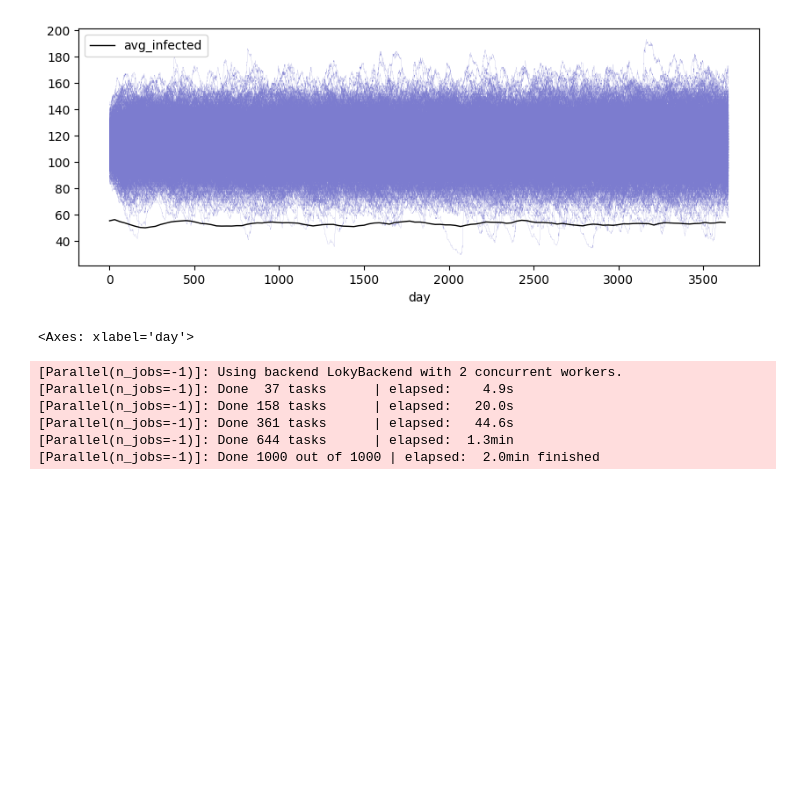
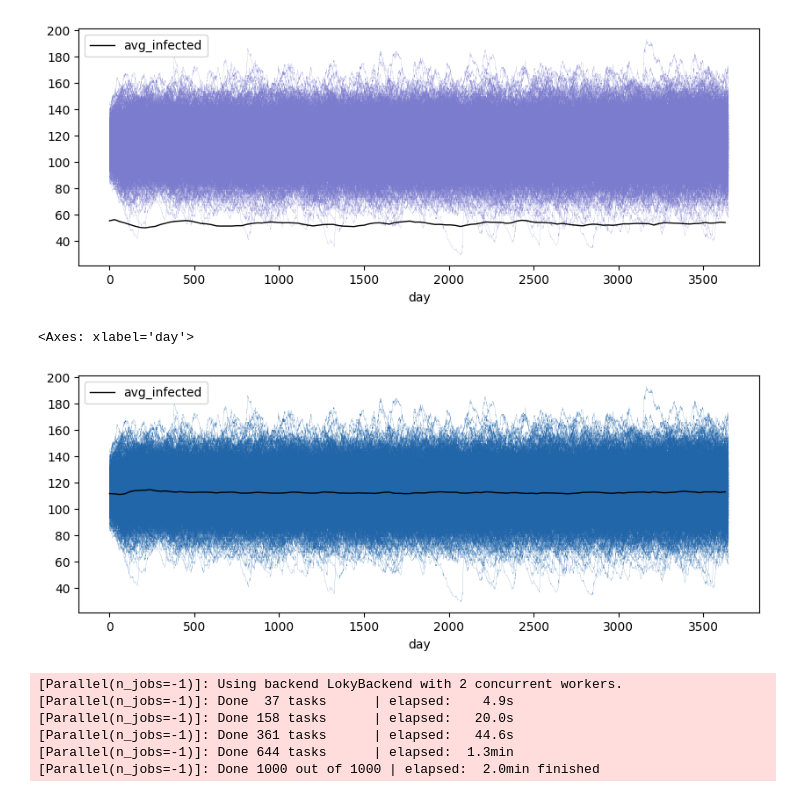
Before and after one commit to saracarp/buffalo_fmdv, a Jupyter notebook: fmdv_stochastic_model/Copy_of_FMDV_stochastic_model_LCT.ipynb, the cells around one changed output. Saved outputs shown, nothing was run; the diff lists cells and outputs as text; code cells hidden in the pictures; blank space fills up the shorter version.

```diff
--- a/fmdv_stochastic_model/Copy_of_FMDV_stochastic_model_LCT.ipynb
+++ b/fmdv_stochastic_model/Copy_of_FMDV_stochastic_model_LCT.ipynb
@@ -1573,7 +1573,7 @@ fig, ax = plt.subplots(figsize=(10, 3.5))
 
 for i in range(0,1000):
     reps_sat1[i]['total_infected'] = reps_sat1[i]['infectious'] + reps_sat1[i]['carrier']
-    reps_sat1[i]['total_infected'].plot(ax=ax, color = '#7c7ccf', alpha = 1, lw = 0.1)
+    reps_sat1[i]['total_infected'].plot(ax=ax, color = '#2266aa', alpha = 1, lw = 0.1)
 
 sat3_mean_inf.plot(ax=ax, x = 'day', y = 'avg_infected', color = 'black', lw = 1)
 # %% [output]
@@ -1582,13 +1582,14 @@ sat3_mean_inf.plot(ax=ax, x = 'day', y = 'avg_infected', color = 'black', lw = 1
 # %%
 fig, ax = plt.subplots(figsize=(10, 3.5))
 
 for i in range(0,1000):
     reps_sat1[i]['total_infected'] = reps_sat1[i]['infectious'] + reps_sat1[i]['carrier']
-    reps_sat1[i]['total_infected'].plot(ax=ax, color = '#7c7ccf', alpha = 1, lw = 0.1)
+    reps_sat1[i]['total_infected'].plot(ax=ax, color = '#2266aa', alpha = 1, lw = 0.1)
 
-sat3_mean_inf.plot(ax=ax, x = 'day', y = 'avg_infected', color = 'black', lw = 1)
+sat1_mean_inf.plot(ax=ax, x = 'day', y = 'avg_infected', color = 'black', lw = 1)
 # %% [output]
 <Axes: xlabel='day'>
+[figure, added]
 # %%
 parameters = {
     'birth_mean_waiting_time': 4.387*365.25,    # units: day
```
